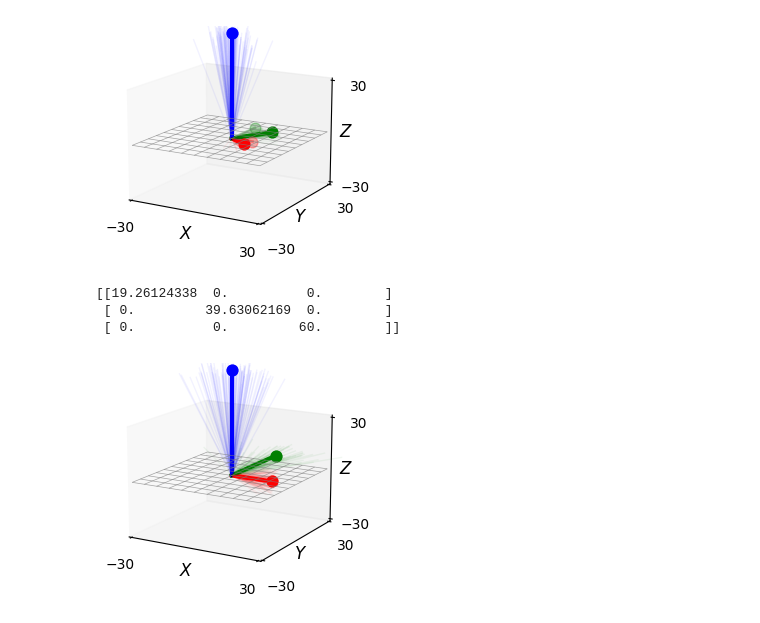
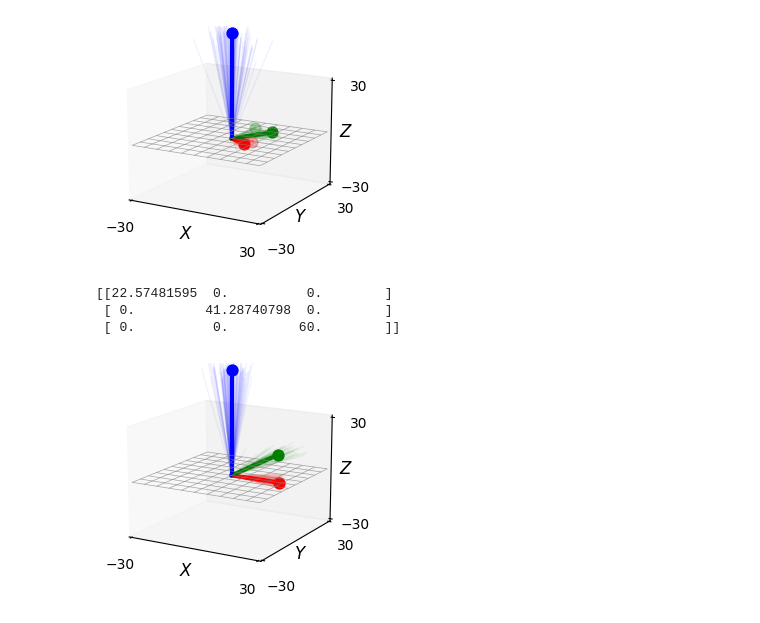
Before and after one commit to mexalon/mm2, a Jupyter notebook: pore_press_to_events.ipynb, the cells around one changed output. Drawn from its saved outputs; the diff is of its cells as text; code cells hidden in the pictures.

```diff
--- a/pore_press_to_events.ipynb
+++ b/pore_press_to_events.ipynb
@@ -42,34 +42,34 @@ stresses = tensor.ensemble_principal_stresses # например значени
 # %%
 from methods.stress_classes import FrictionalStressTensor
 from methods.stress_plotting import plot_stress_tensor_with_rotated_ensemble
 
-tensor = FrictionalStressTensor(s1=60, mode='zyx', ratio=0.5, pore_pressure=0.123, mu=0.6, cohesion=0.05, trend=0, plunge=0, rake=0)
+tensor = FrictionalStressTensor(s1=60, mode='zyx', ratio=0.5, pore_pressure=5, mu=0.6, cohesion=0.05, trend=0, plunge=0, rake=0)
 ensemble_tensors, stresses, trends, plunges, rakes = tensor.generate_ensemble(
     N=200,
     stress_std_frac=0.05,
-    angle_std_deg=10,
+    angle_std_deg=5,
     random_s2 = True, # будем делать промежуточное главное напряжение случайным между максимальным и минимальным
 )
 
 print(tensor) # материнский тензор
 
 # отрисовка ансамбля тензоров
 plot_stress_tensor_with_rotated_ensemble(
     tensor,
     ensemble_stresses=stresses,
     ensemble_trends=trends,
     ensemble_plunges=plunges,
     ensemble_rakes=rakes,
     max_ensemble_to_plot=100
 )
 
 # после генерации параметры ансамбля доступны в виде атрибутов обьекта tensor:
 stresses = tensor.ensemble_principal_stresses # например значения главных компонент
 # %% [output]
-[[19.26124338  0.          0.        ]
- [ 0.         39.63062169  0.        ]
+[[22.57481595  0.          0.        ]
+ [ 0.         41.28740798  0.        ]
  [ 0.          0.         60.        ]]
-[figure, old version]
+[figure, new version]
 # %%
 from methods.frac_classes import RandomFractureSeed, FisherFractureSeed
 from methods.frac_plotting import plot_fracture_ensemble_on_sphere, plot_fracture_normals_and_planes, plot_fracture_density, plot_fracture_strike_rose, plot_mu_cohesion_histograms
```
Also changed, not shown: parts of 22 cells of this notebook, 2 other files.
